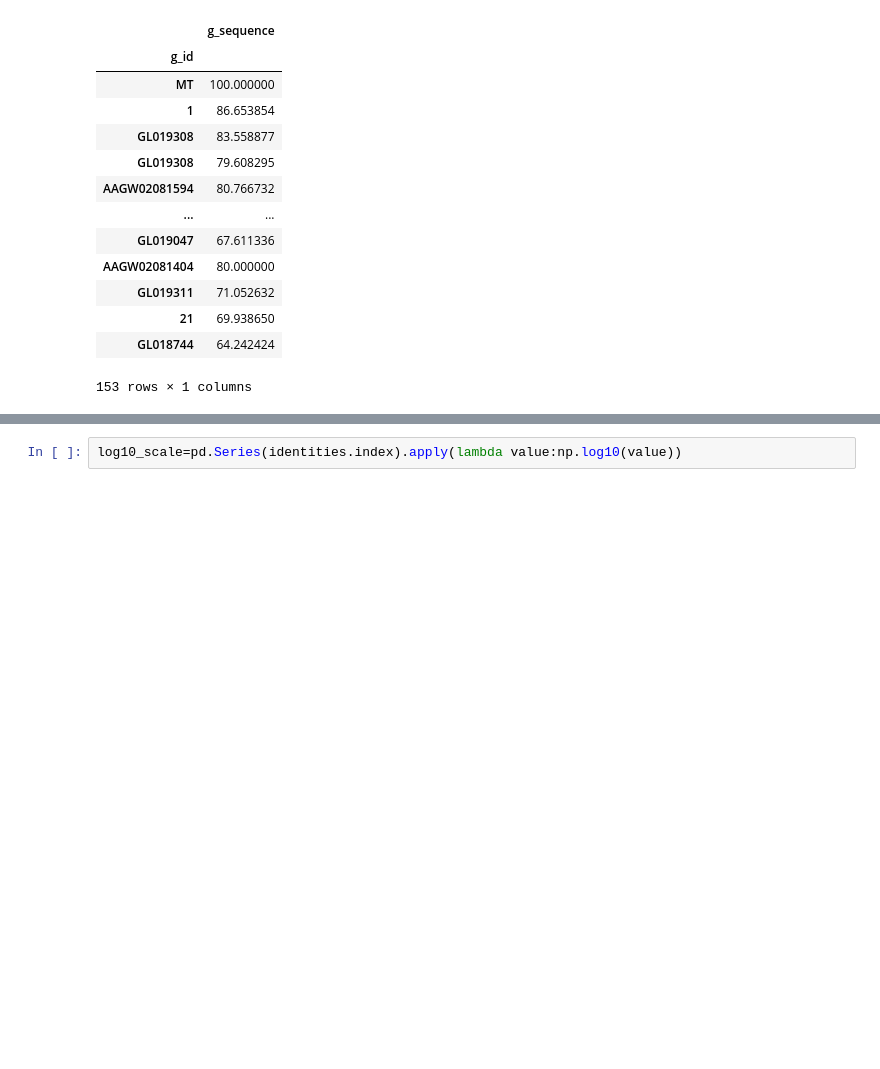
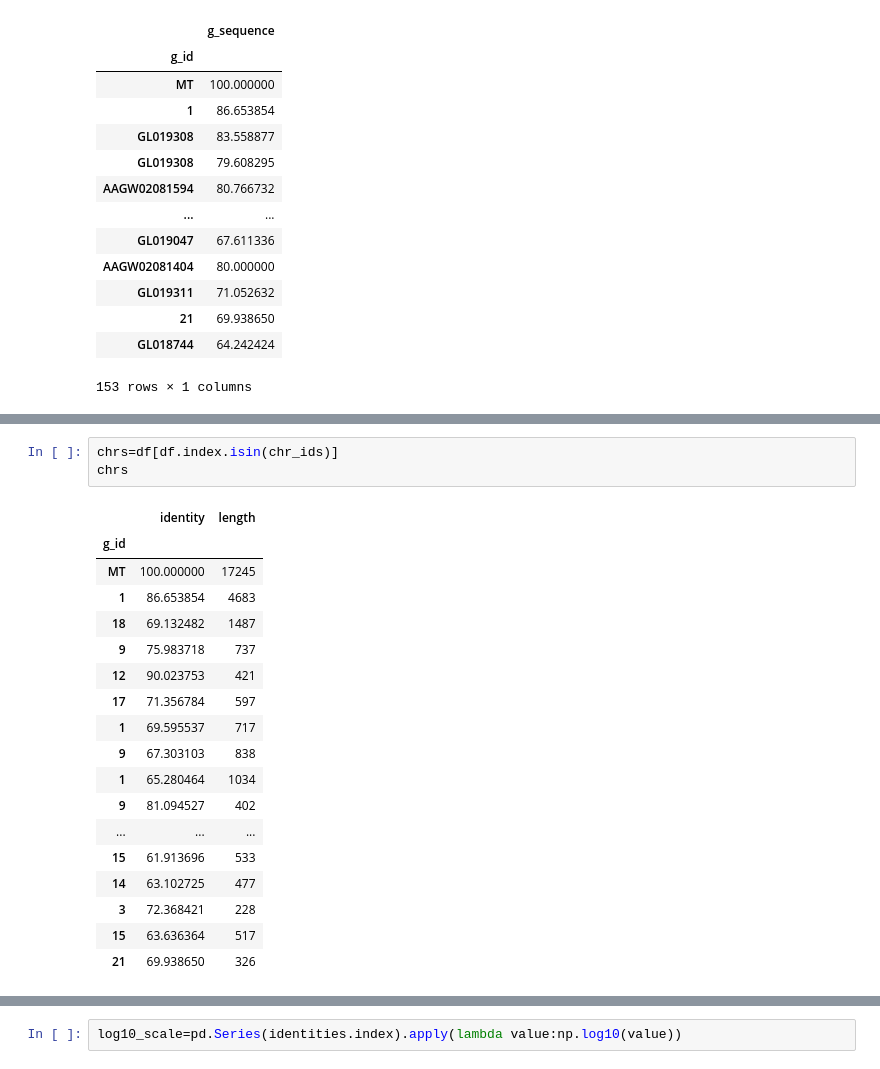
Before and after one commit to balintbiro/Oryctolagus_cuniculus_numts, a Jupyter notebook: codes/trials/length_vs_identity.ipynb, the cells around one changed output, grey strips where cells are left out. Drawn from its saved outputs; the diff is of its cells as text; blank space fills up the shorter version.

```diff
--- a/codes/trials/length_vs_identity.ipynb
+++ b/codes/trials/length_vs_identity.ipynb
@@ -126,0 +105,22 @@ Text(0.5, 0, 'Sequence length (bp)')
+# %%
+chrs=df[df.index.isin(chr_ids)]
+chrs
+# %% [output]
+|  | identity | length |
+| g_id |  |  |
+| MT | 100.000000 | 17245 |
+| 1 | 86.653854 | 4683 |
+| 18 | 69.132482 | 1487 |
+| 9 | 75.983718 | 737 |
+| 12 | 90.023753 | 421 |
+| 17 | 71.356784 | 597 |
+| 1 | 69.595537 | 717 |
+| 9 | 67.303103 | 838 |
+| 1 | 65.280464 | 1034 |
+| 9 | 81.094527 | 402 |
+| ... | ... | ... |
+| 15 | 61.913696 | 533 |
+| 14 | 63.102725 | 477 |
+| 3 | 72.368421 | 228 |
+| 15 | 63.636364 | 517 |
+| 21 | 69.938650 | 326 |
```
Also changed, not shown: parts of 16 cells of this notebook.
